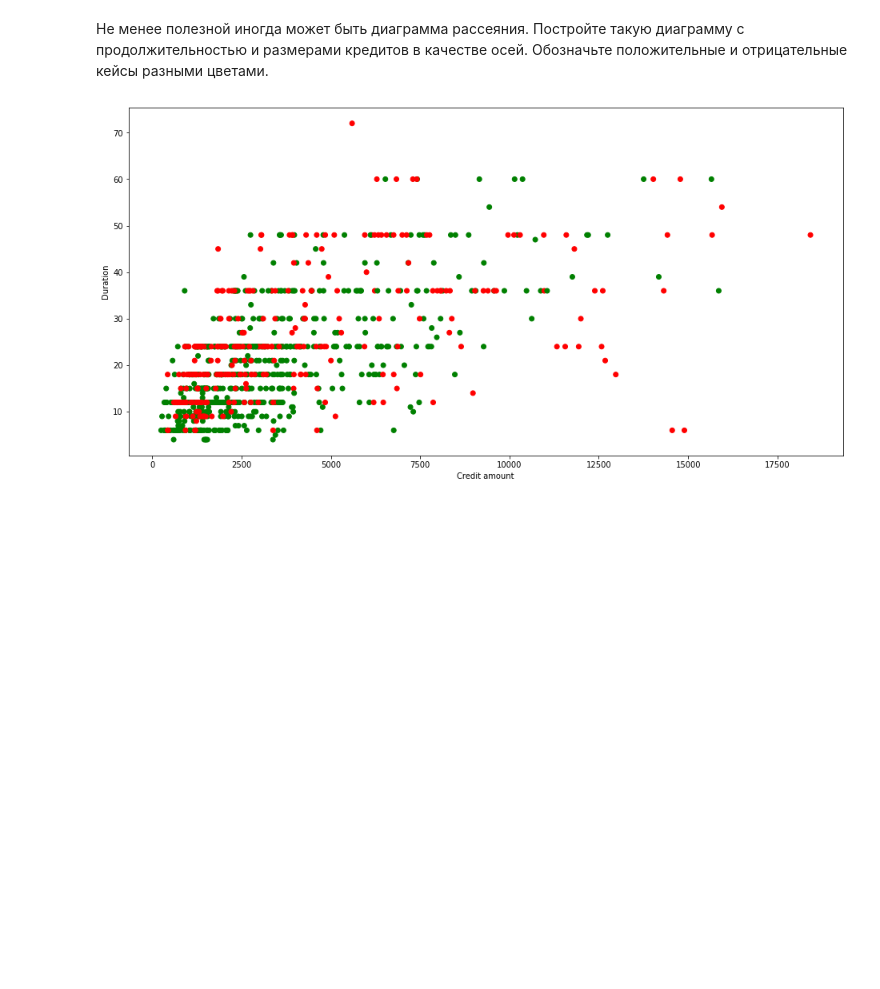
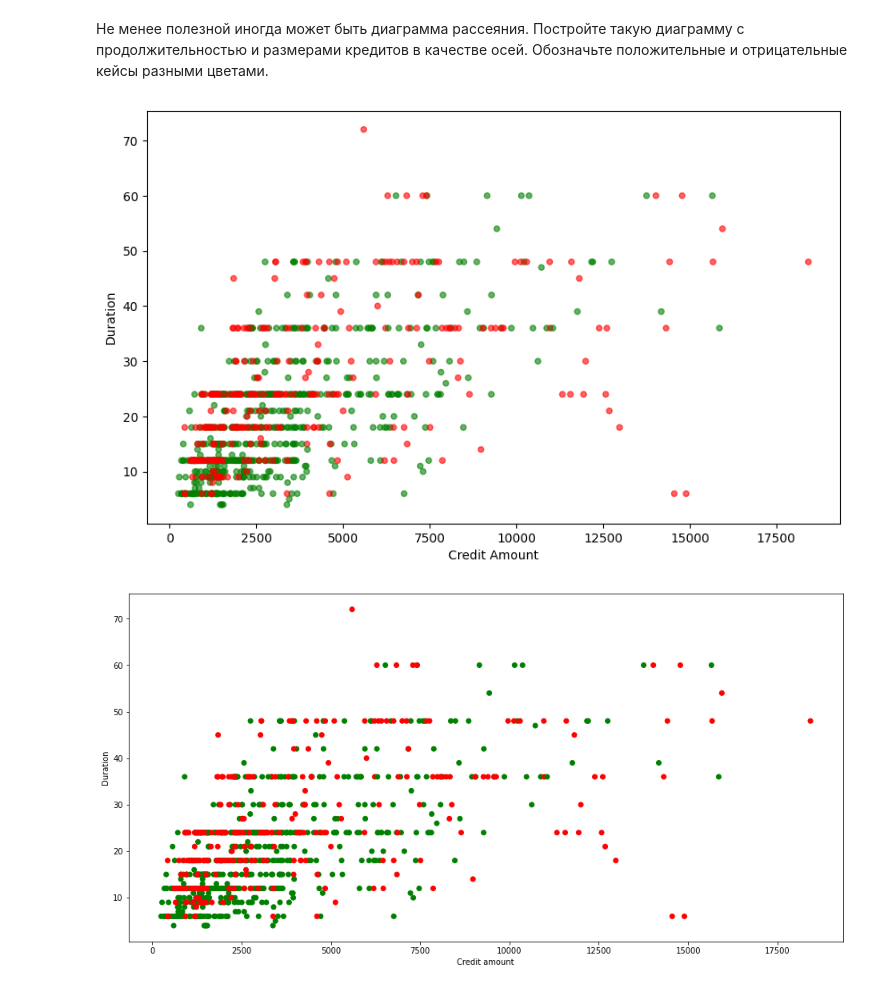
Before and after one commit to kirillkobychev/MLHSE, a Jupyter notebook: Домашнее_задание_3_Визуализации_в_Python.ipynb, the cells around one changed output. Cells and saved outputs as stored; diff of their text form; code cells hidden in the pictures; blank space fills up the shorter version.

```diff
--- a/Домашнее_задание_3_Визуализации_в_Python.ipynb
+++ b/Домашнее_задание_3_Визуализации_в_Python.ipynb
@@ -210,3 +207,12 @@ plt.show()
+# %%
+# ваш код здесь
+df.plot.scatter(x='amount', y='duration', c=df['credit_risk'].map({'good': 'green', 'bad': 'red'}), figsize=(10, 6),alpha=0.6)
+
+plt.xlabel('Credit Amount')
+plt.ylabel('Duration')
+plt.show()
+# %% [output]
+[figure, added]
 # %%
 # то что должно получиться
 # %% [output]
```
Also changed, not shown: parts of 2 cells of this notebook.
